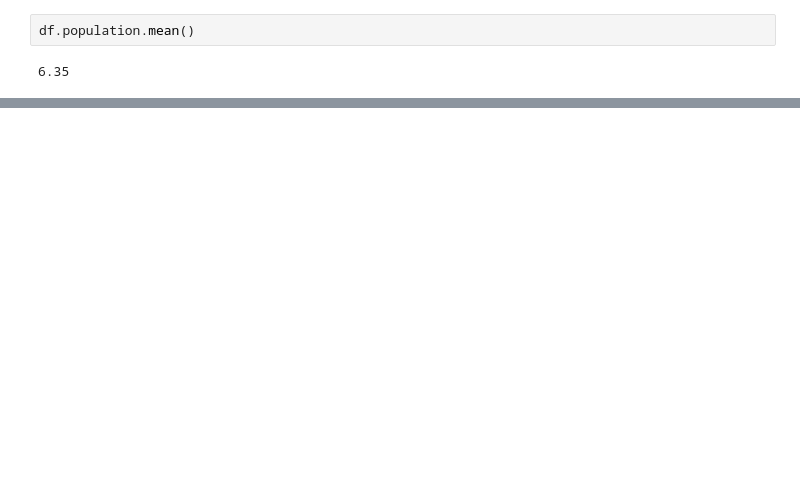
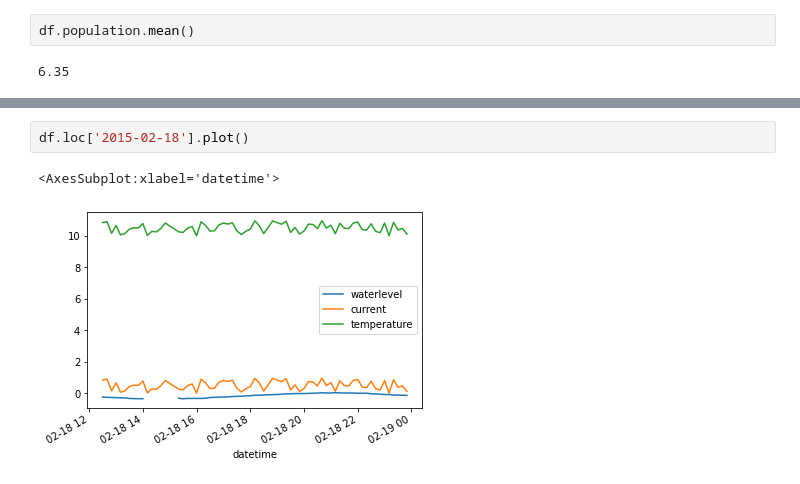
Before and after one commit to DHI/getting-started-with-mikeio, a Jupyter notebook: _sources/pandas.ipynb, the cells around one changed output, grey strips where cells are left out. Saved outputs shown, nothing was run; the diff lists cells and outputs as text; blank space fills up the shorter version.

```diff
--- a/_sources/pandas.ipynb
+++ b/_sources/pandas.ipynb
@@ -23,0 +141,5 @@ df.population.mean()
+# %%
+df.loc['2015-02-18'].plot()
+# %% [output]
+<AxesSubplot:xlabel='datetime'>
+[figure, added]
```
Also changed, not shown: parts of 43 cells of this notebook, 9 other files.
